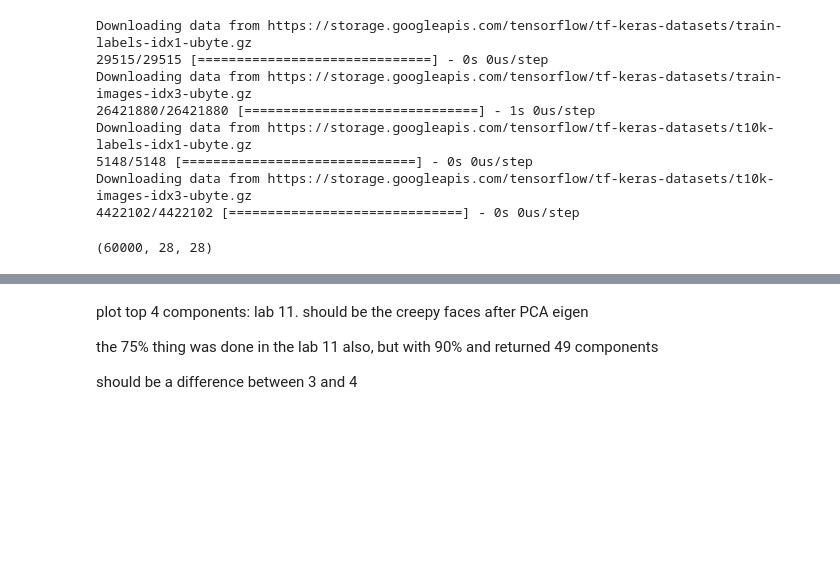
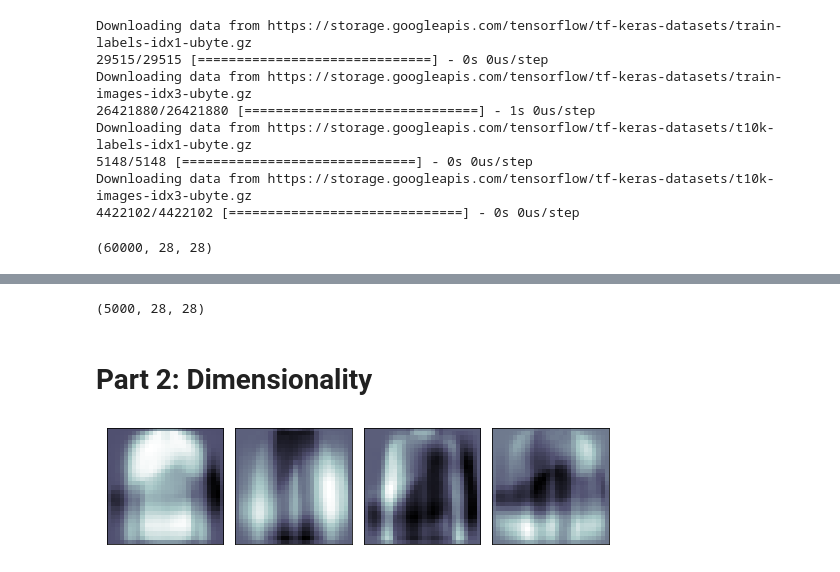
Before and after one commit to f1nn3g4n/SENG474, a Jupyter notebook: A3/V00908356_TobinF_01.ipynb, the cells around one changed output, grey strips where cells are left out. Cells and saved outputs as stored; diff of their text form; code cells hidden in the pictures; blank space fills up the shorter version.

Commit message:
A3 q1 mostly done

```diff
--- a/A3/V00908356_TobinF_01.ipynb
+++ b/A3/V00908356_TobinF_01.ipynb
@@ -44,6 +28,43 @@ need to do a pip install apyori, import apriori q3. seaborne apriori algo for th
-# %% [markdown]
-plot top 4 components: lab 11. should be the creepy faces after PCA eigen
-
-the 75% thing was done in the lab 11 also, but with 90% and returned 49 components
-
-should be a difference between 3 and 4
+# %%
+tshirt = train_x[train_y == 0][:500]
+trouser = train_x[train_y == 1][:500]
+pullover = train_x[train_y == 2][:500]
+dress = train_x[train_y == 3][:500]
+coat = train_x[train_y == 4][:500]
+sandal = train_x[train_y == 5][:500]
+shirt = train_x[train_y == 6][:500]
+sneaker = train_x[train_y == 7][:500]
+bag = train_x[train_y == 8][:500]
+boot = train_x[train_y == 9][:500]
+# %%
+import numpy as np
+test = np.concatenate((tshirt, trouser, pullover, dress, coat, sandal,
+                       shirt, sneaker, bag, boot))
+label = np.concatenate((np.zeros(500), np.repeat(1, 500), np.repeat(2, 500),
+                        np.repeat(3, 500), np.repeat(4, 500), np.repeat(5, 500),
+                        np.repeat(6, 500), np.repeat(7, 500), np.repeat(8, 500),
+                        np.repeat(9, 500)))
+train_X, train_Y = sklearn.utils.shuffle(test, label, random_state=0)
+
+# now we have 500 of each class, for 5000 elements total
+train_X.shape
+# %% [output]
+(5000, 28, 28)
+# %% [markdown]
+# Part 2: Dimensionality
+# %%
+from sklearn.decomposition import PCA
+from sklearn.preprocessing import StandardScaler
+
+# help from lab-11
+X = train_X.reshape(train_X.shape[0], -1)
+pca = PCA(n_components=4)
+X_transformed = pca.fit(X).transform(X)
+# %%
+fig, axes = plt.subplots(1, 4, figsize=(9, 4),
+                         subplot_kw={'xticks':[], 'yticks':[]},
+                         gridspec_kw=dict(hspace=0.1, wspace=0.1))
+for i, ax in enumerate(axes.flat):
+    ax.imshow(pca.components_[i].reshape(28, 28), cmap='bone')
+# %% [output]
+[figure, added]
```
Also changed, not shown: parts of 20 cells of this notebook, 1 other file.
